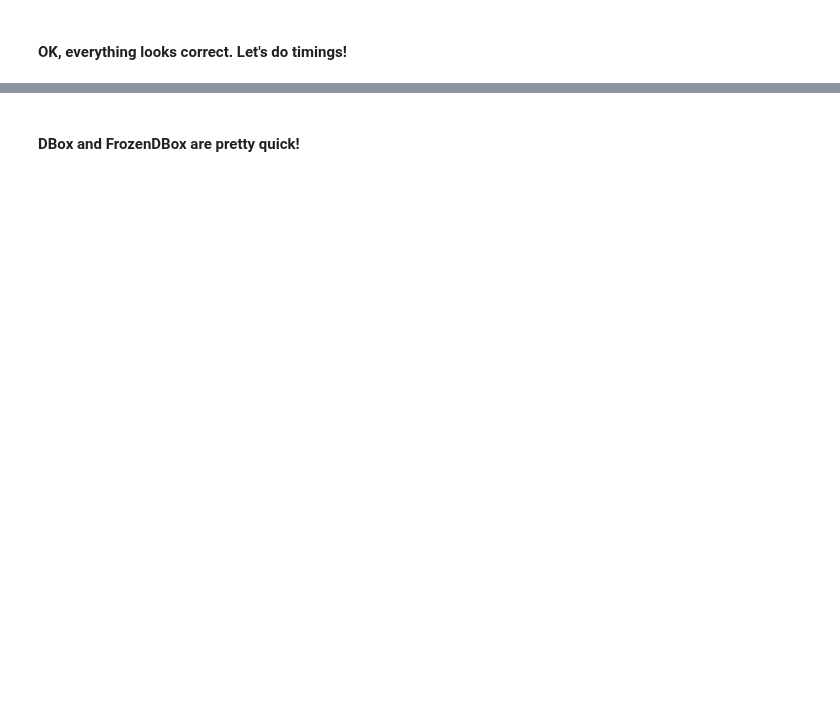
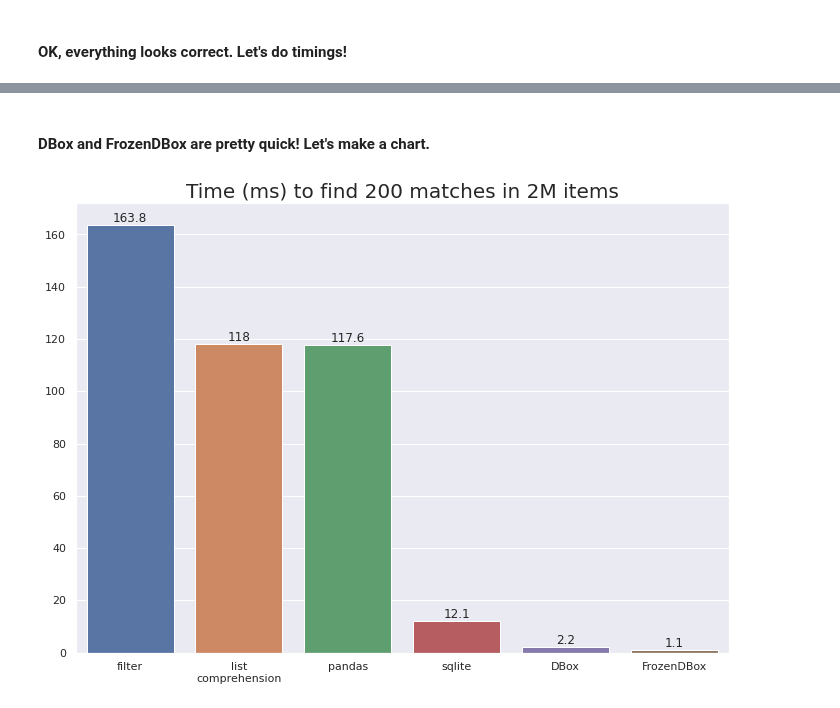
Before and after one commit to manimino/ducks, a Jupyter notebook: examples/perf_demo.ipynb, the cells around one changed output, grey strips where cells are left out. Saved outputs shown, nothing was run; the diff lists cells and outputs as text; code cells hidden in the pictures; blank space fills up the shorter version.

Commit message:
perf graph

```diff
--- a/examples/perf_demo.ipynb
+++ b/examples/perf_demo.ipynb
@@ -89,8 +92,8 @@ len(litebox_find(lb))
 # %%
 # DBox
 def dbox_find(fb):
-    return fb.find({'type': t_type, 'size': t_size, 'color': t_color, 'shape': t_shape})
+    return fb[{'type': t_type, 'size': t_size, 'color': t_color, 'shape': t_shape}]
 
-fb = DBox(fruits, ['type', 'size', 'color', 'shape'])
-len(dbox_find(fb))
+dx = DBox(fruits, ['type', 'size', 'color', 'shape'])
+len(dbox_find(dx))
 # %% [output]
@@ -98,8 +101,8 @@ len(dbox_find(fb))
 # %%
 # FrozenDBox
-def frozen_dbox_find(ffb):
-    return ffb.find({'type': t_type, 'size': t_size, 'color': t_color, 'shape': t_shape})
+def frozen_dbox_find(fdx):
+    return fdx[{'type': t_type, 'size': t_size, 'color': t_color, 'shape': t_shape}]
 
-ffb = FrozenDBox(fruits, ['type', 'size', 'color', 'shape'])
-len(frozen_dbox_find(ffb))
+fdx = FrozenDBox(fruits, ['type', 'size', 'color', 'shape'])
+len(frozen_dbox_find(fdx))
 # %% [output]
@@ -139,2 +142,25 @@ frozen_dbox_find(ffb)
 # %% [markdown]
-#### DBox and FrozenDBox are pretty quick!
+#### DBox and FrozenDBox are pretty quick! Let's make a chart.
+# %%
+def time_in_ms(f, n_times=10):
+    t = min(repeat(f, number=n_times))/10
+    return round(t*1000, 1)
+# %%
+results = {
+    'filter': time_in_ms(python_filter),
+    'list\ncomprehension': time_in_ms(list_comprehension),
+    'pandas': time_in_ms(lambda: pandas_query(df)),
+    'sqlite': time_in_ms(lambda: litebox_find(lb)),
+    'DBox': time_in_ms(lambda: dbox_find(dx)),
+    'FrozenDBox': time_in_ms(lambda: frozen_dbox_find(fdx)),
+}
+# %%
+sns.set(rc={'figure.figsize':(11.7,8.27)})
+ax = sns.barplot(
+    x=list(results.keys()),
+    y=list(results.values())
+)
+ax.bar_label(ax.containers[0])
+_ = ax.set_title('Time (ms) to find 200 matches in 2M items', fontsize=20)
+# %% [output]
+[figure, added]
```
Also changed, not shown: parts of 15 cells of this notebook, 24 other files.
